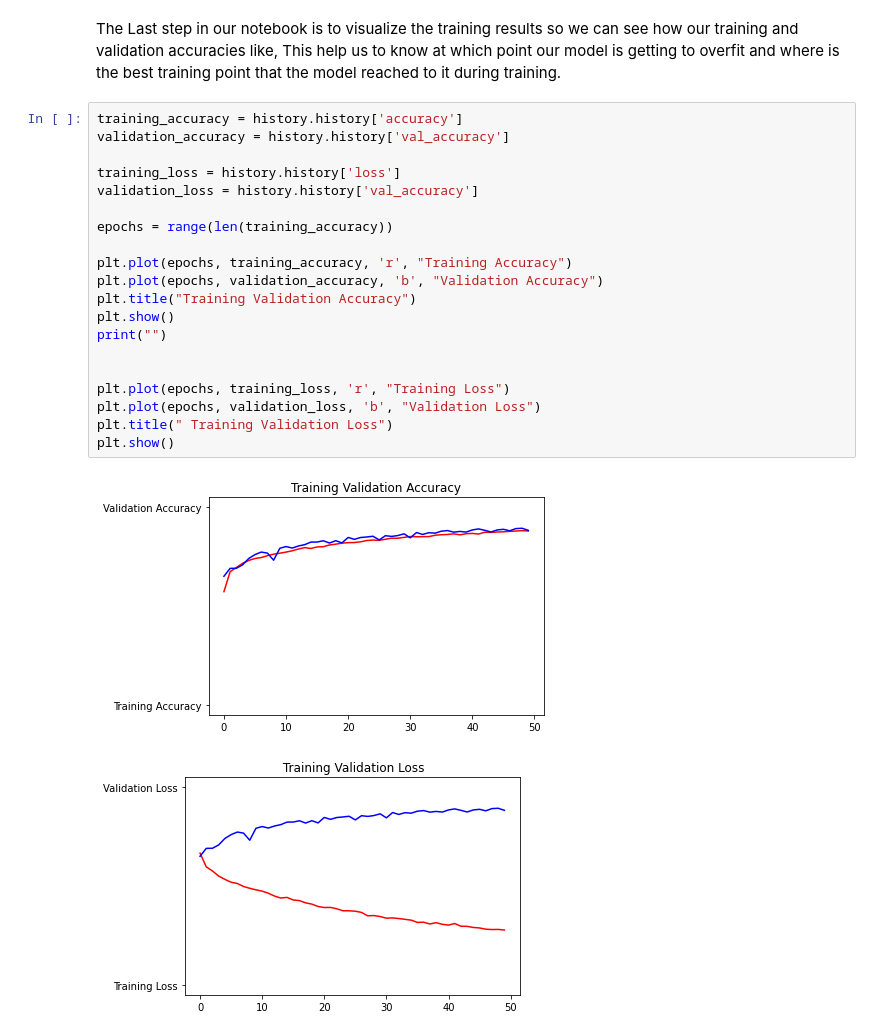
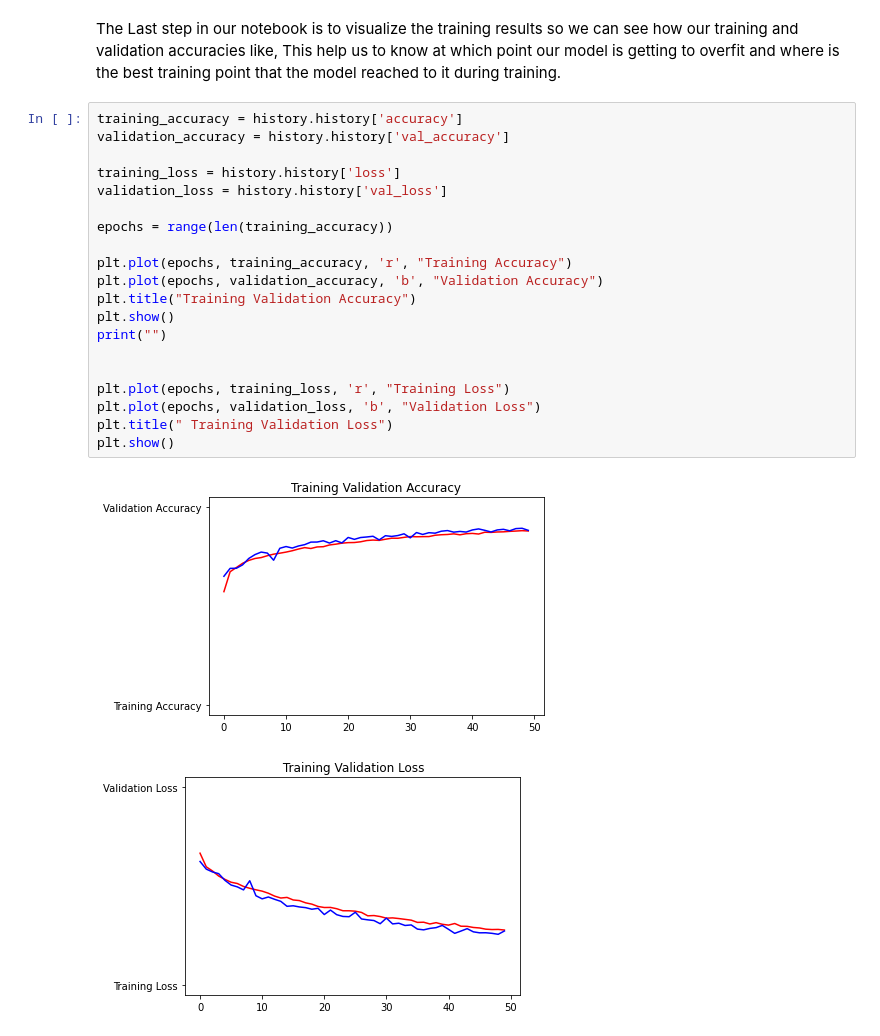
Before and after one commit to EliwaaH/Deep-Learning-Projects, a Jupyter notebook: Cats&Dogs_From_Scratch.ipynb, the cells around one changed output. Drawn from its saved outputs; the diff is of its cells as text.

```diff
--- a/Cats&Dogs_From_Scratch.ipynb
+++ b/Cats&Dogs_From_Scratch.ipynb
@@ -276,23 +276,23 @@ The Last step in our notebook is to visualize the training results so we can see
 # %%
 training_accuracy = history.history['accuracy']
 validation_accuracy = history.history['val_accuracy']
 
 training_loss = history.history['loss']
-validation_loss = history.history['val_accuracy']
+validation_loss = history.history['val_loss']
 
 epochs = range(len(training_accuracy))
 
 plt.plot(epochs, training_accuracy, 'r', "Training Accuracy")
 plt.plot(epochs, validation_accuracy, 'b', "Validation Accuracy")
 plt.title("Training Validation Accuracy")
 plt.show()
 print("")
 
 
 plt.plot(epochs, training_loss, 'r', "Training Loss")
 plt.plot(epochs, validation_loss, 'b', "Validation Loss")
 plt.title(" Training Validation Loss")
 plt.show()
 # %% [output]
 [figure]
-[figure, old version]
+[figure, new version]
```
